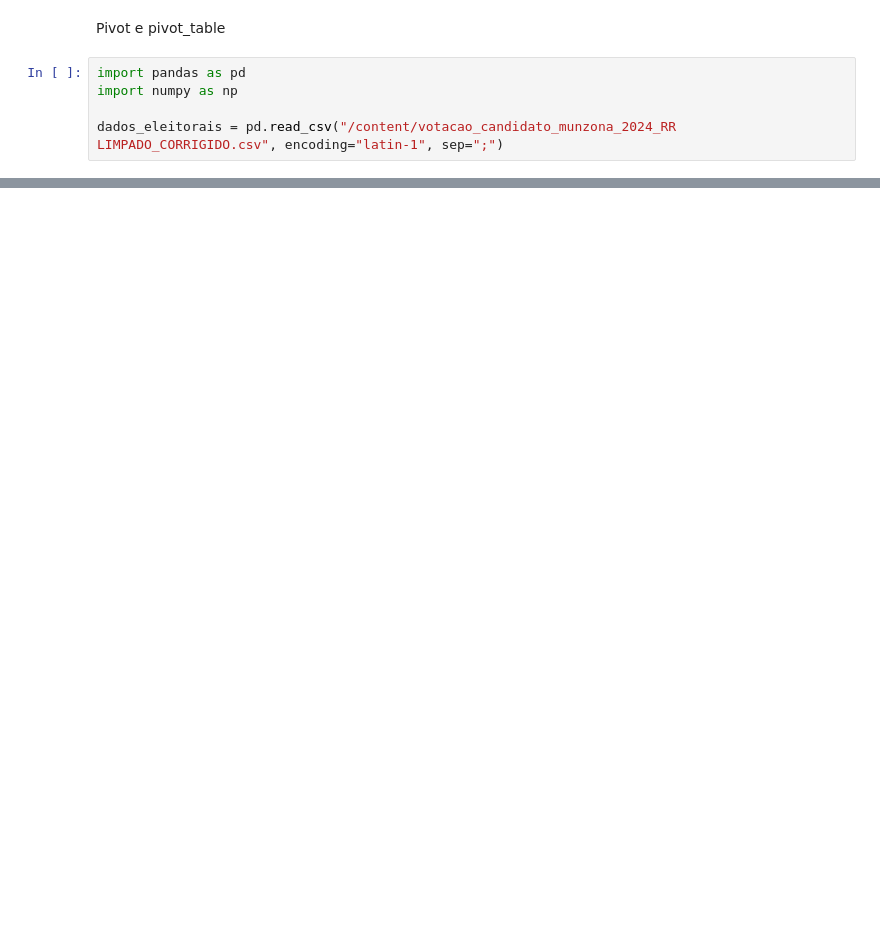
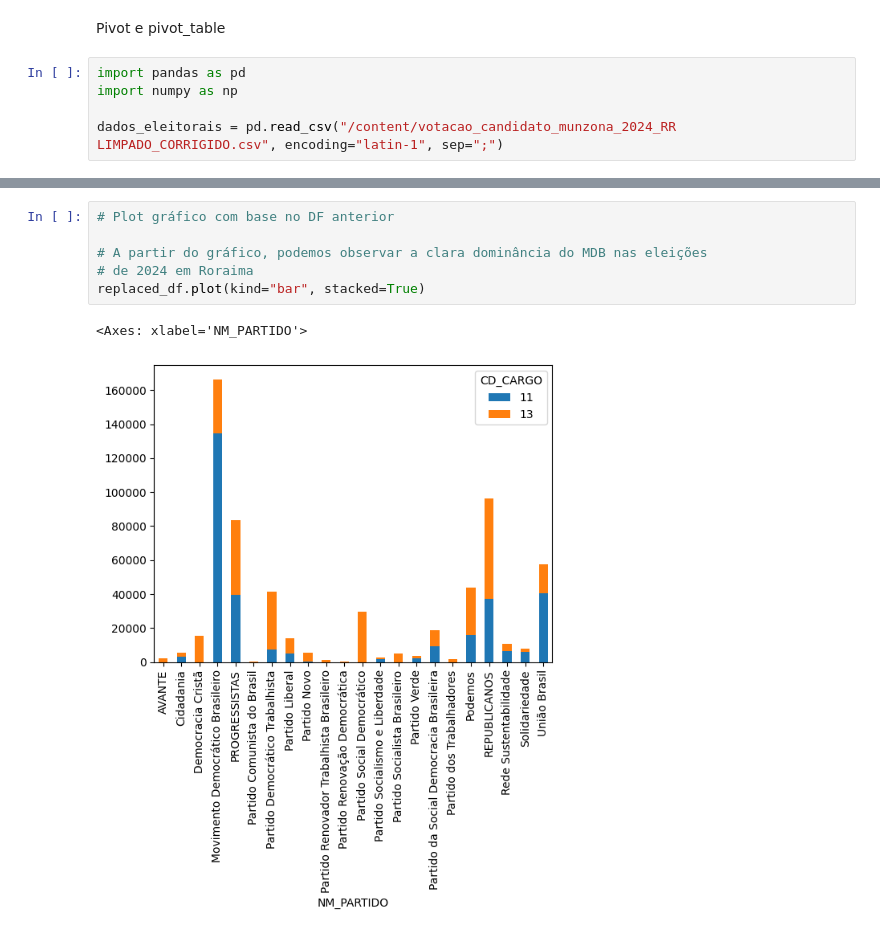
Before and after one commit to LeonardoVS-dev/Fundamentos, a Jupyter notebook: pivot.ipynb, the cells around one changed output, grey strips where cells are left out. Cells and saved outputs as stored; diff of their text form; blank space fills up the shorter version.

Commit message:
Exemplo com plot

```diff
--- a/pivot.ipynb
+++ b/pivot.ipynb
@@ -36,0 +60,9 @@ replaced_df
+# %%
+# Plot gráfico com base no DF anterior
+
+# A partir do gráfico, podemos observar a clara dominância do MDB nas eleições
+# de 2024 em Roraima
+replaced_df.plot(kind="bar", stacked=True)
+# %% [output]
+<Axes: xlabel='NM_PARTIDO'>
+[figure, added]
```
Also changed, not shown: parts of 2 cells of this notebook.
